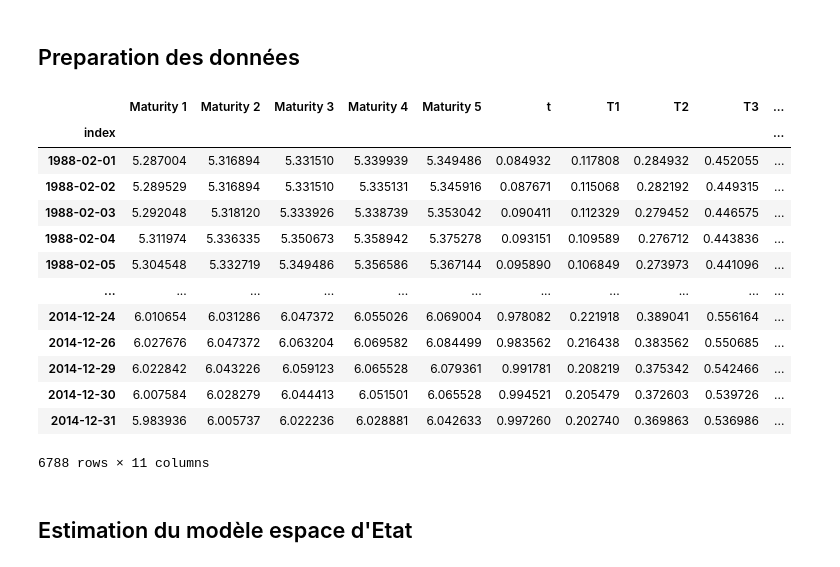
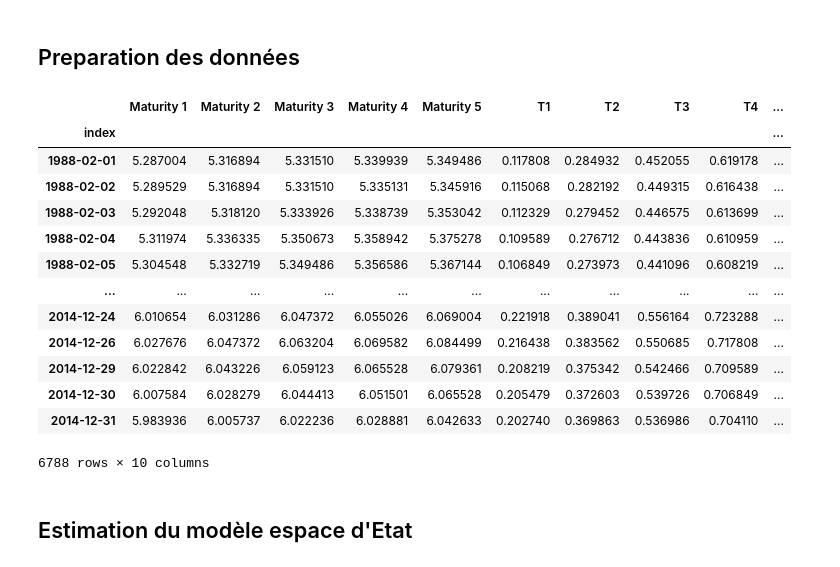
Before and after one commit to NaimLehbiben/Gestion-Quantitative, a Jupyter notebook: notebook.ipynb, the cells around one changed output. Saved outputs shown, nothing was run; the diff lists cells and outputs as text; code cells hidden in the pictures.

```diff
--- a/notebook.ipynb
+++ b/notebook.ipynb
@@ -100,31 +100,30 @@ Graph saved to static/graph\price_history.png
 # %%
 import pandas as pd
 import numpy as np
-from src.utility.date import get_t, get_T
+from src.utility.date import get_T
 
 df.index = pd.to_datetime(df.index)
-df['t'] = df.index.map(get_t)
 df[['T1', 'T2', 'T3', 'T4', 'T5']] = pd.DataFrame(df.index.map(lambda x: pd.Series(get_T(x))).tolist(), index=df.index)
 for i in range(1, 6):
     df[f'Maturity {i}'] = np.log(df[f'Maturity {i}'])
 df
 df = df[(df.index >= '1988-02-01') & (df.index <= '2015-01-01')]
 df
 # %% [output]
-|  | Maturity 1 | Maturity 2 | Maturity 3 | Maturity 4 | Maturity 5 | t | T1 | T2 | T3 | ... |
+|  | Maturity 1 | Maturity 2 | Maturity 3 | Maturity 4 | Maturity 5 | T1 | T2 | T3 | T4 | ... |
 | index |  |  |  |  |  |  |  |  |  | ... |
-| 1988-02-01 | 5.287004 | 5.316894 | 5.331510 | 5.339939 | 5.349486 | 0.084932 | 0.117808 | 0.284932 | 0.452055 | ... |
-| 1988-02-02 | 5.289529 | 5.316894 | 5.331510 | 5.335131 | 5.345916 | 0.087671 | 0.115068 | 0.282192 | 0.449315 | ... |
-| 1988-02-03 | 5.292048 | 5.318120 | 5.333926 | 5.338739 | 5.353042 | 0.090411 | 0.112329 | 0.279452 | 0.446575 | ... |
-| 1988-02-04 | 5.311974 | 5.336335 | 5.350673 | 5.358942 | 5.375278 | 0.093151 | 0.109589 | 0.276712 | 0.443836 | ... |
-| 1988-02-05 | 5.304548 | 5.332719 | 5.349486 | 5.356586 | 5.367144 | 0.095890 | 0.106849 | 0.273973 | 0.441096 | ... |
+| 1988-02-01 | 5.287004 | 5.316894 | 5.331510 | 5.339939 | 5.349486 | 0.117808 | 0.284932 | 0.452055 | 0.619178 | ... |
+| 1988-02-02 | 5.289529 | 5.316894 | 5.331510 | 5.335131 | 5.345916 | 0.115068 | 0.282192 | 0.449315 | 0.616438 | ... |
+| 1988-02-03 | 5.292048 | 5.318120 | 5.333926 | 5.338739 | 5.353042 | 0.112329 | 0.279452 | 0.446575 | 0.613699 | ... |
+| 1988-02-04 | 5.311974 | 5.336335 | 5.350673 | 5.358942 | 5.375278 | 0.109589 | 0.276712 | 0.443836 | 0.610959 | ... |
+| 1988-02-05 | 5.304548 | 5.332719 | 5.349486 | 5.356586 | 5.367144 | 0.106849 | 0.273973 | 0.441096 | 0.608219 | ... |
 | ... | ... | ... | ... | ... | ... | ... | ... | ... | ... | ... |
-| 2014-12-24 | 6.010654 | 6.031286 | 6.047372 | 6.055026 | 6.069004 | 0.978082 | 0.221918 | 0.389041 | 0.556164 | ... |
-| 2014-12-26 | 6.027676 | 6.047372 | 6.063204 | 6.069582 | 6.084499 | 0.983562 | 0.216438 | 0.383562 | 0.550685 | ... |
-| 2014-12-29 | 6.022842 | 6.043226 | 6.059123 | 6.065528 | 6.079361 | 0.991781 | 0.208219 | 0.375342 | 0.542466 | ... |
-| 2014-12-30 | 6.007584 | 6.028279 | 6.044413 | 6.051501 | 6.065528 | 0.994521 | 0.205479 | 0.372603 | 0.539726 | ... |
-| 2014-12-31 | 5.983936 | 6.005737 | 6.022236 | 6.028881 | 6.042633 | 0.997260 | 0.202740 | 0.369863 | 0.536986 | ... |
+| 2014-12-24 | 6.010654 | 6.031286 | 6.047372 | 6.055026 | 6.069004 | 0.221918 | 0.389041 | 0.556164 | 0.723288 | ... |
+| 2014-12-26 | 6.027676 | 6.047372 | 6.063204 | 6.069582 | 6.084499 | 0.216438 | 0.383562 | 0.550685 | 0.717808 | ... |
+| 2014-12-29 | 6.022842 | 6.043226 | 6.059123 | 6.065528 | 6.079361 | 0.208219 | 0.375342 | 0.542466 | 0.709589 | ... |
+| 2014-12-30 | 6.007584 | 6.028279 | 6.044413 | 6.051501 | 6.065528 | 0.205479 | 0.372603 | 0.539726 | 0.706849 | ... |
+| 2014-12-31 | 5.983936 | 6.005737 | 6.022236 | 6.028881 | 6.042633 | 0.202740 | 0.369863 | 0.536986 | 0.704110 | ... |
-6788 rows × 11 columns
+6788 rows × 10 columns
 # %% [markdown]
 ## Estimation du modèle espace d'Etat
 # %%
```
Also changed, not shown: parts of 1 cell of this notebook, 2 other files.
